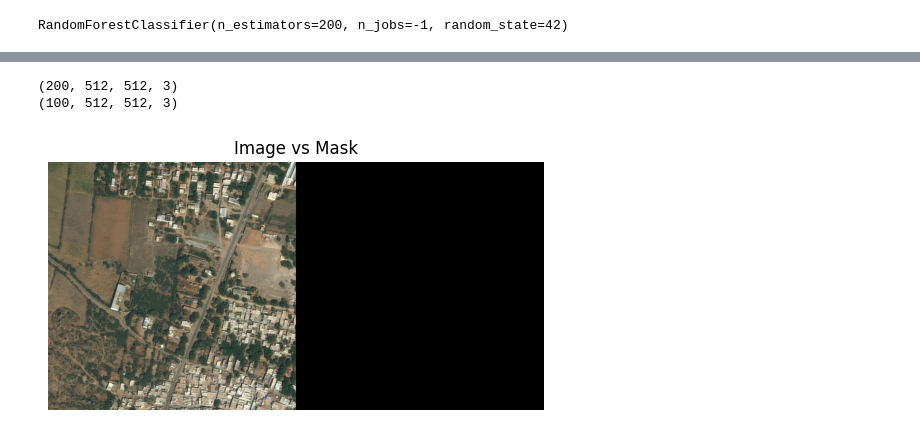
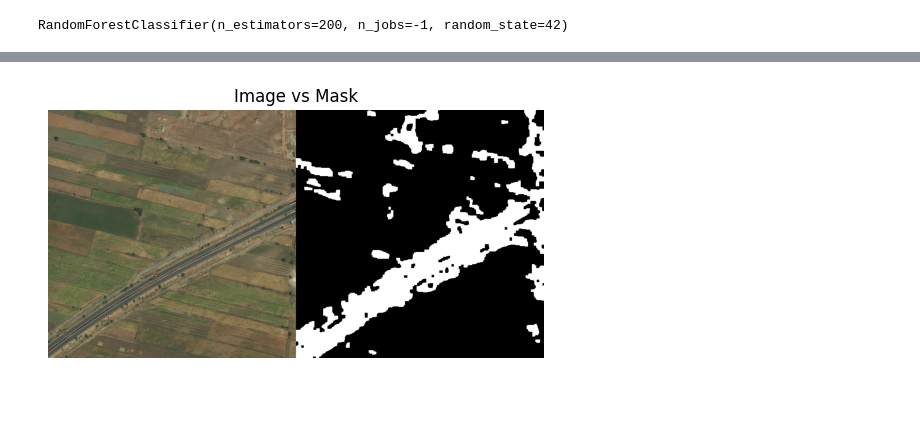
Before and after one commit to aparajaya18-star/MaptheMap, a Jupyter notebook: RF_segmentation.ipynb, the cells around one changed output, grey strips where cells are left out. Cells and saved outputs as stored; diff of their text form; code cells hidden in the pictures; blank space fills up the shorter version.

```diff
--- a/RF_segmentation.ipynb
+++ b/RF_segmentation.ipynb
@@ -177,5 +189,5 @@ def feature_extraction(patch_size=15):
 # %%
-features, labels = feature_extraction()
+features, labels = feature_extraction_fast()
 indices = np.random.permutation(len(features))
 X_shuffled = features[indices]
 Y_shuffled = labels[indices]
@@ -313,3 +234,32 @@ def predict_image(rf, image):
+# %%
+def predict_image(rf, image):
+
+    h, w = image.shape[:2]
+
+    # Compute feature maps once
+    fmap = compute_feature_maps(image)
+
+    # Add spatial features
+    yy, xx = np.meshgrid(np.arange(h), np.arange(w), indexing='ij')
+    yy = yy / h
+    xx = xx / w
+
+    fmap = np.concatenate([
+        fmap,
+        yy[..., None],
+        xx[..., None]
+    ], axis=-1)
+
+    # Flatten feature map
+    feature_flat = fmap.reshape(-1, fmap.shape[-1])
+
+    # Predict all pixels at once
+    pred = rf.predict(feature_flat)
+
+    # Reshape predictions back into image/mask
+    road_mask = pred.reshape(h, w)
+
+    return road_mask
 # %%
 def post_process(mask):
     kernel = np.ones((5,5), np.uint8)
@@ -321,31 +271,25 @@ def post_process(mask):
     mask = cv2.morphologyEx(mask, cv2.MORPH_OPEN, kernel)
 
     return mask
-# %%
-print(X_train.shape)   # (N, 512, 512, 3)
-print(X_test.shape)    # should match
-# %% [output]
-(200, 512, 512, 3)
-(100, 512, 512, 3)
 # %%
-img = X_test[1]
+img = X_test[0]
 mask = predict_image(rf, img)
 # %%
 morph_mask = post_process(mask)
 # %%
-mask_vis = (mask * 255).astype(np.uint8)   # scale to 0–255
+mask_vis = (morph_mask * 255).astype(np.uint8)   # scale to 0–255
 mask_vis = cv2.cvtColor(mask_vis, cv2.COLOR_GRAY2BGR)  # make 3-channel
 
 img_rgb = cv2.cvtColor(img, cv2.COLOR_BGR2RGB)
 
 combined = cv2.hconcat([img_rgb, mask_vis])
 
 plt.imshow(combined)
 plt.title('Image vs Mask')
 plt.axis('off')
 plt.show()
 # %% [output]
-[figure, old version]
+[figure, new version]
 # %%
 overlay = img_rgb.copy()
 overlay[mask == 1] = [255, 0, 0]  # highlight roads in red
```
Also changed, not shown: parts of 19 cells of this notebook, 3 other files.
